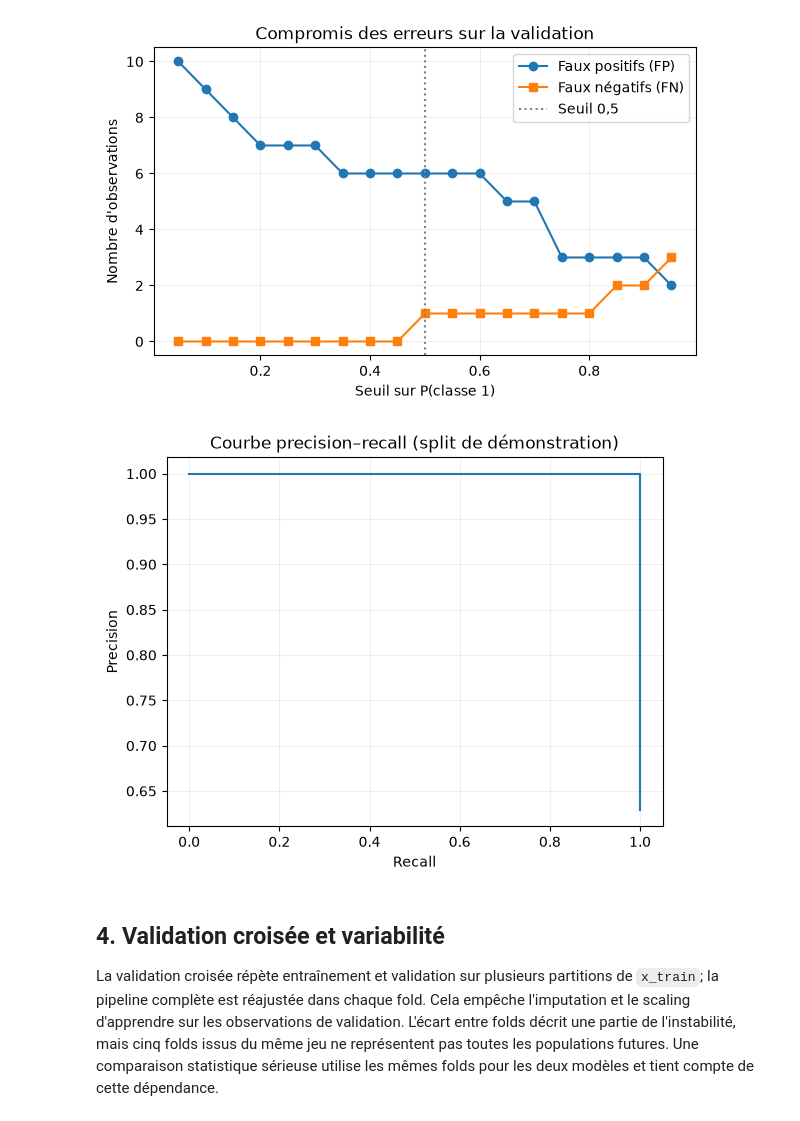
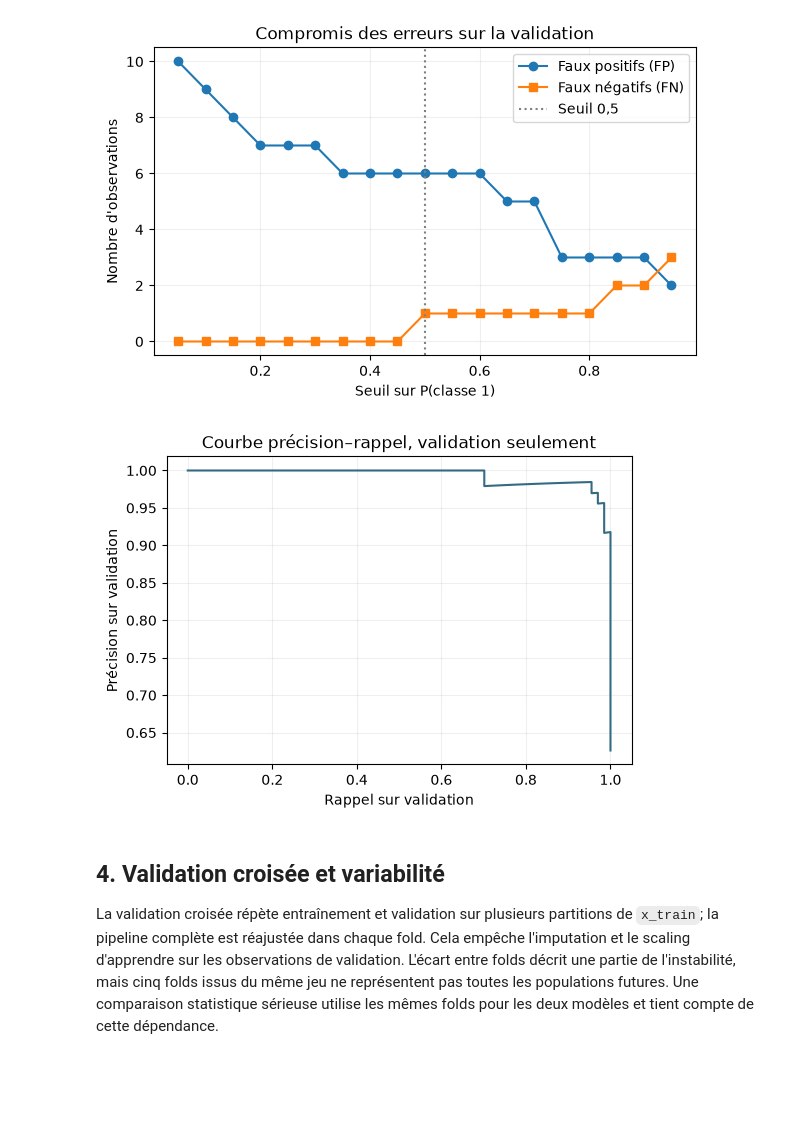
Before and after one commit to BADR-JOULAlI/ml-dl-learning-hub, a Jupyter notebook: modules/05-model-evaluation/01_classification.ipynb, the cells around one changed output. Drawn from its saved outputs; the diff is of its cells as text; code cells hidden in the pictures; blank space fills up the shorter version.

Commit message:
Add original ML pipeline diagrams and guided notebook

```diff
--- a/modules/05-model-evaluation/01_classification.ipynb
+++ b/modules/05-model-evaluation/01_classification.ipynb
@@ -24,11 +24,10 @@ from sklearn.preprocessing import StandardScaler
 data = load_breast_cancer(as_frame=True)
 X, y = data.data, data.target
 x_train, x_test, y_train, y_test = train_test_split(X, y, test_size=0.25, stratify=y, random_state=21)
-baseline = DummyClassifier(strategy='most_frequent').fit(x_train, y_train)
-model = make_pipeline(SimpleImputer(strategy='median'), StandardScaler(), LogisticRegression(max_iter=2_000))
-model.fit(x_train, y_train)
-print('Baseline accuracy :', round(accuracy_score(y_test, baseline.predict(x_test)), 3))
-print('Modèle accuracy :', round(accuracy_score(y_test, model.predict(x_test)), 3))
+baseline = DummyClassifier(strategy='most_frequent')
+model = make_pipeline(SimpleImputer(strategy='median'), StandardScaler(),
+                      LogisticRegression(max_iter=2_000))
+print('Observations train :', len(x_train), '| observations test gardées à part :', len(x_test))
 # %% [markdown]
 ## 2. Matrice de confusion : des comptes aux métriques
 
@@ -84,17 +73,22 @@ print('Le seuil approprié dépend du coût réel de FP et FN ; aucun seuil clin
 # %% [output]
 [figure]
 # %%
-probability = model.predict_proba(x_test)[:, 1]
 for threshold in [0.3, 0.5, 0.7]:
-    prediction_at_threshold = (probability >= threshold).astype(int)
-    print(f'seuil={threshold:.1f} precision={precision_score(y_test, prediction_at_threshold):.3f} recall={recall_score(y_test, prediction_at_threshold):.3f}')
-precision_values, recall_values, thresholds = precision_recall_curve(y_test, probability)
-plt.plot(recall_values, precision_values)
-plt.xlabel('Recall'); plt.ylabel('Precision'); plt.title('Courbe precision–recall (split de démonstration)')
-plt.grid(alpha=0.2); plt.show()
-print('Average precision :', round(average_precision_score(y_test, probability), 3))
+    proposed = (validation_scores >= threshold).astype(int)
+    print(f'seuil={threshold:.1f} validation precision={precision_score(validation_y, proposed):.3f} '
+          f'recall={recall_score(validation_y, proposed):.3f}')
+precision_values, recall_values, _ = precision_recall_curve(validation_y, validation_scores)
+fig, ax = plt.subplots(figsize=(6, 4))
+ax.plot(recall_values, precision_values, color='#346b82')
+ax.set(xlabel='Rappel sur validation', ylabel='Précision sur validation',
+       title='Courbe précision–rappel, validation seulement')
+ax.grid(alpha=0.2)
+plt.show()
+print('Average precision validation :',
+      round(average_precision_score(validation_y, validation_scores), 3))
+final_threshold = 0.5
 # %% [output]
-[figure, old version]
+[figure, new version]
 # %% [markdown]
 ## 4. Validation croisée et variabilité
 
```
Also changed, not shown: parts of 10 cells of this notebook, 13 other files.
